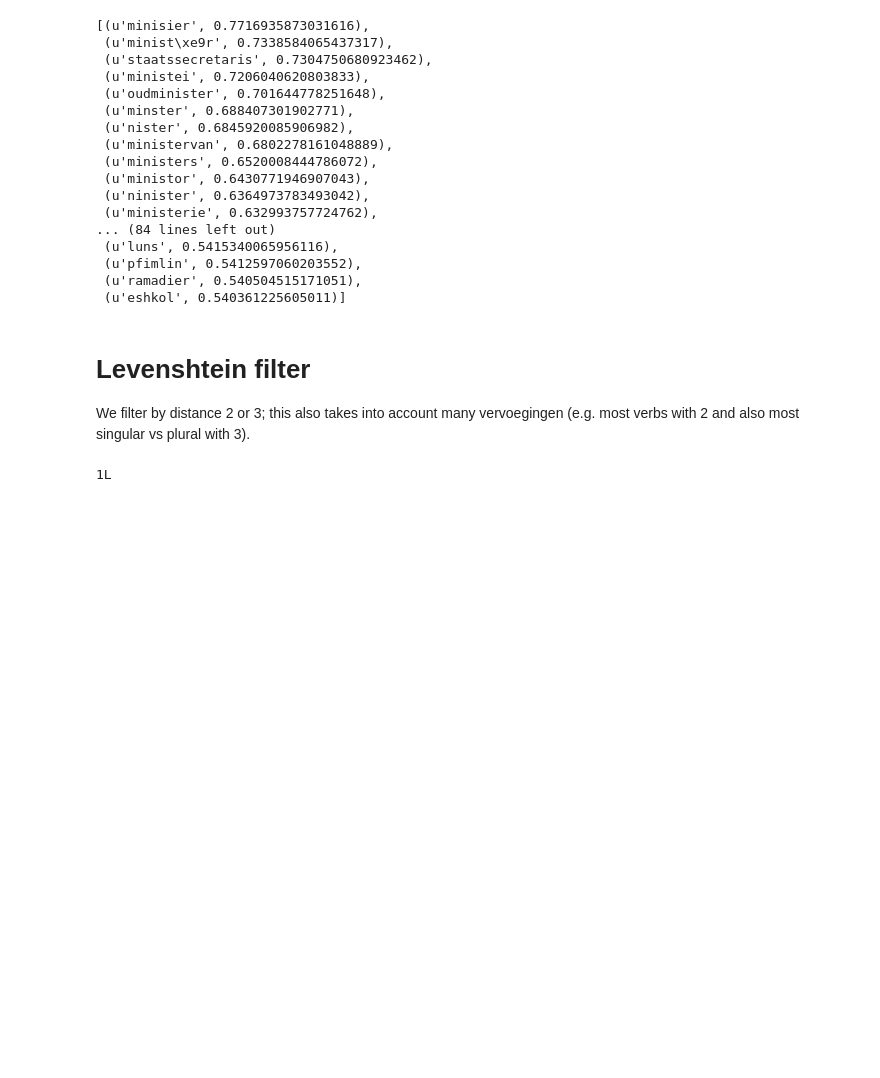
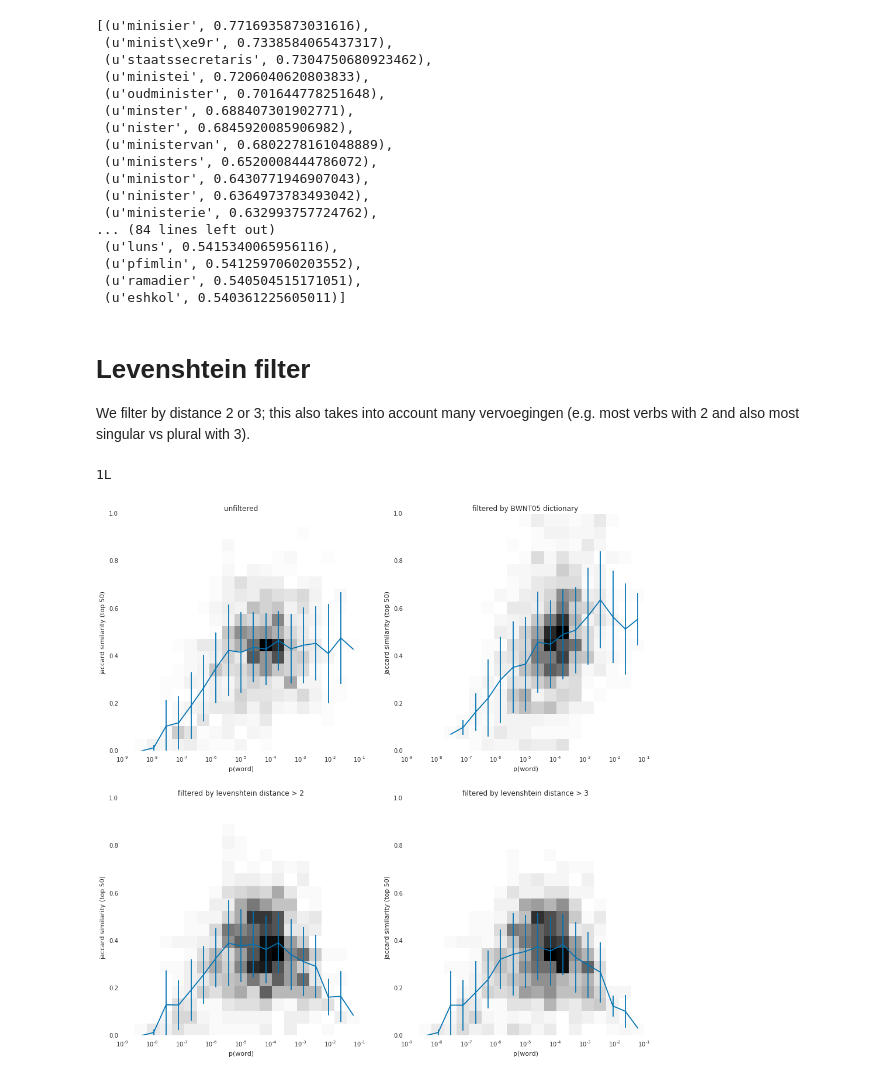
Before and after one commit to NLeSC/ShiCo, a Jupyter notebook: notebooks/probabilistic validation - 3 - BWNT05 filtered.ipynb, the cells around one changed output. Saved outputs shown, nothing was run; the diff lists cells and outputs as text; code cells hidden in the pictures; blank space fills up the shorter version.

Commit message:
Added Levenshtein filtering, frequency filtering and started with Times model analysis.

```diff
--- a/notebooks/probabilistic validation - 3 - BWNT05 filtered.ipynb
+++ b/notebooks/probabilistic validation - 3 - BWNT05 filtered.ipynb
@@ -416,0 +443,3 @@ editdistance.eval('hello', 'hullo')
+# %%
+val_p_lev2filt = pickle.load(open('probval2_data/val_p_lev2filt_top50_1000words.pickle', 'r'))
+val_jaccard_lev2filt = pickle.load(open('probval2_data/val_jaccard_lev2filt_top50_1000words.pickle', 'r'))
@@ -416,0 +463,25 @@ editdistance.eval('hello', 'hullo')
+# %%
+val_p_lev3filt = pickle.load(open('probval2_data/val_p_lev3filt_top50_1000words.pickle', 'r'))
+val_jaccard_lev3filt = pickle.load(open('probval2_data/val_jaccard_lev3filt_top50_1000words.pickle', 'r'))
+# %%
+Nbins = 20
+with plt.style.context(['seaborn-notebook', 'seaborn-darkgrid', 'seaborn-colorblind']):
+    fig, ax = plt.subplots(2, 2, figsize=(16,16))
+    xmin, xmax, c = plot_hist2d(val_p, val_jaccard, Nbins, ax=ax[0,0])
+    ax[0,0].set_xlabel('p(word)')
+    ax[0,0].set_ylabel('jaccard similarity (top 50)')
+    ax[0,0].set_title('unfiltered')
+    _, _, _ = plot_hist2d(val_p_dictfilt, val_jaccard_dictfilt, Nbins, ax=ax[0,1], xmin=xmin, xmax=xmax)
+    ax[0,1].set_title('filtered by BWNT05 dictionary')
+    ax[0,1].set_xlabel('p(word)')
+    ax[0,1].set_ylabel('jaccard similarity (top 50)')
+    _, _, _ = plot_hist2d(val_p_lev2filt, val_jaccard_lev2filt, Nbins, ax=ax[1,0], xmin=xmin, xmax=xmax)
+    ax[1,0].set_title('filtered by levenshtein distance > 2')
+    ax[1,0].set_xlabel('p(word)')
+    ax[1,0].set_ylabel('jaccard similarity (top 50)')
+    _, _, _ = plot_hist2d(val_p_lev3filt, val_jaccard_lev3filt, Nbins, ax=ax[1,1], xmin=xmin, xmax=xmax)
+    ax[1,1].set_title('filtered by levenshtein distance > 3')
+    ax[1,1].set_xlabel('p(word)')
+    ax[1,1].set_ylabel('jaccard similarity (top 50)')
+# %% [output]
+[figure, added]
```
Also changed, not shown: parts of 51 cells of this notebook, 7 other files.
